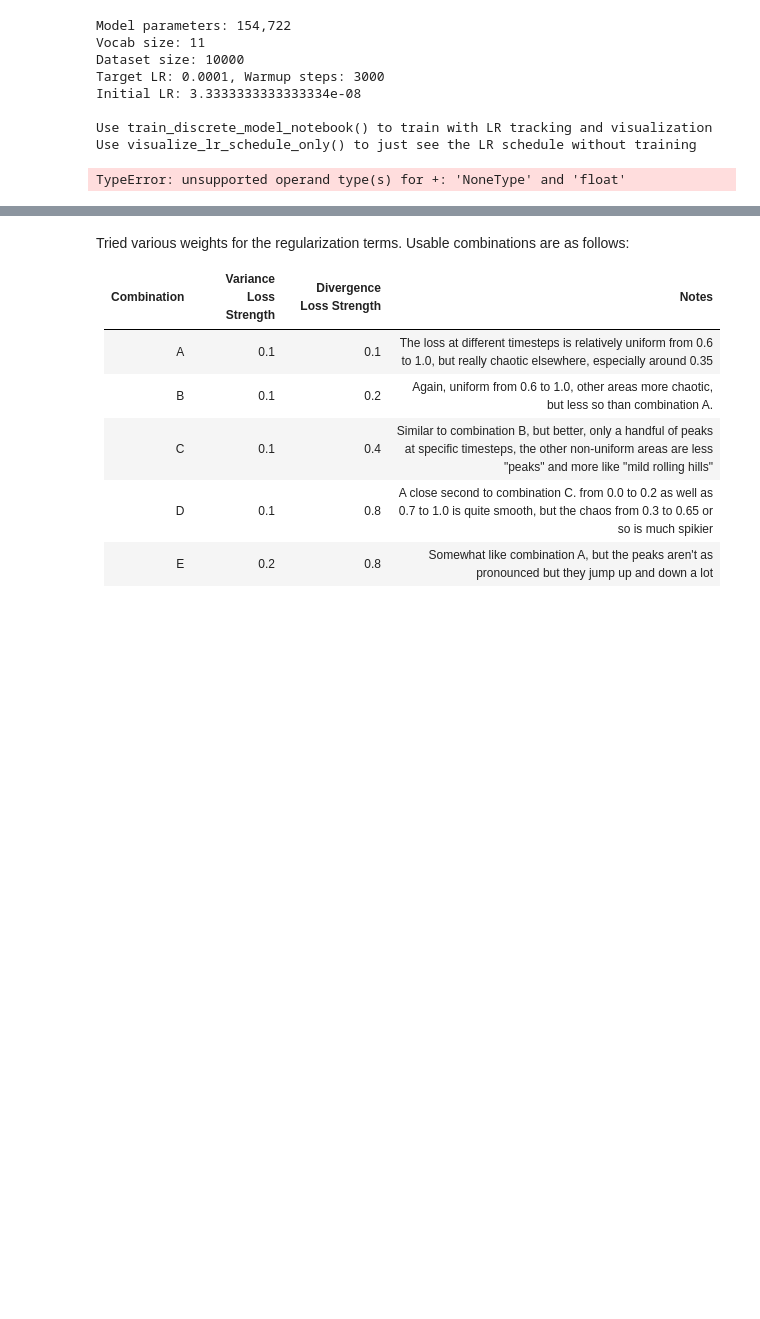
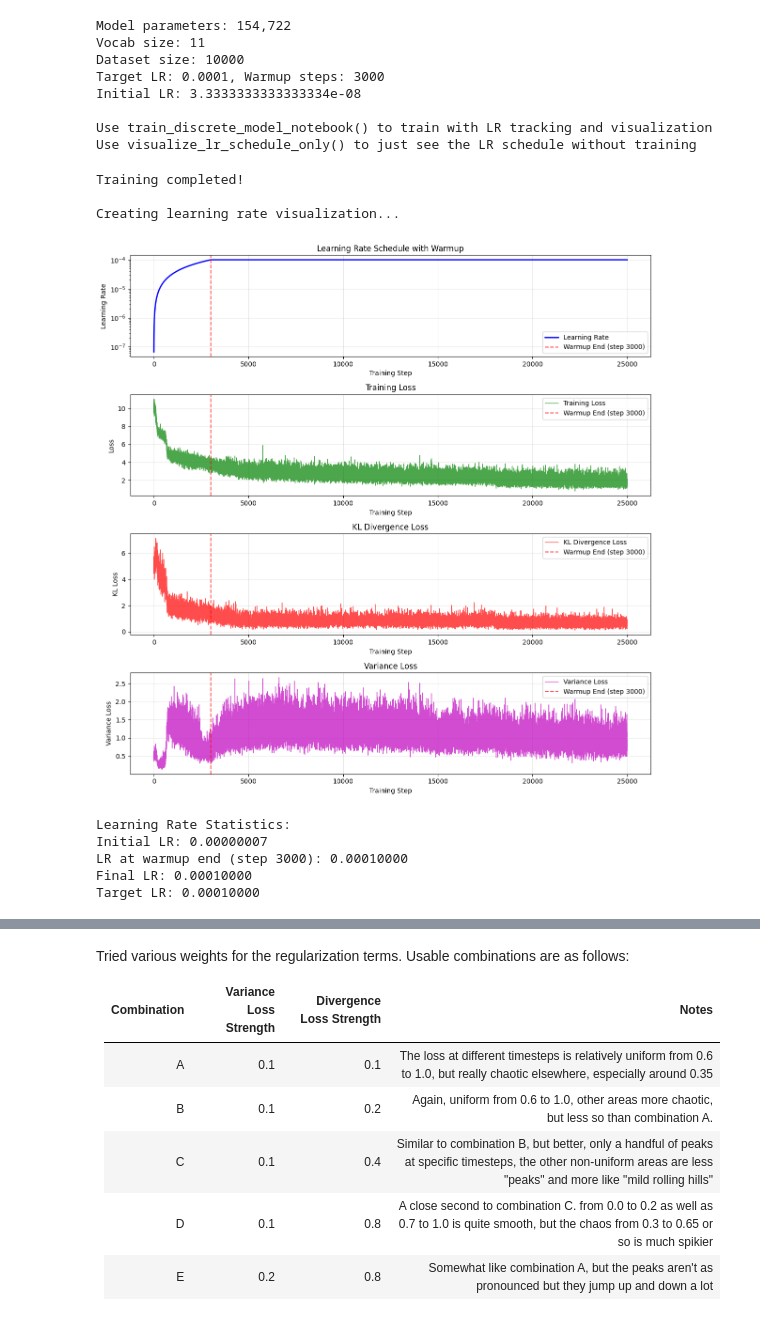
Before and after one commit to johng149/BayesianFlowNet, a Jupyter notebook: exp/learned_beta_v2.ipynb, the cells around one changed output, grey strips where cells are left out. Cells and saved outputs as stored; diff of their text form; code cells hidden in the pictures; blank space fills up the shorter version.

```diff
--- a/exp/learned_beta_v2.ipynb
+++ b/exp/learned_beta_v2.ipynb
@@ -1093,9 +1092,17 @@ Use train_discrete_model_notebook() to train with LR tracking and visualization
 Use visualize_lr_schedule_only() to just see the LR schedule without training
 # %%
 # Start training
-train_discrete_model_notebook(num_epochs=5_000, n_plot=8500, plot_dir="./plots", start_epoch=0)
+train_discrete_model_notebook(num_epochs=25_000, n_plot=8500, plot_dir="./plots", start_epoch=0)
 # %% [output]
-TypeError: unsupported operand type(s) for +: 'NoneType' and 'float'
+Training completed!
+
+Creating learning rate visualization...
+[figure, added]
+Learning Rate Statistics:
+Initial LR: 0.00000007
+LR at warmup end (step 3000): 0.00010000
+Final LR: 0.00010000
+Target LR: 0.00010000
 # %%
 beta_scheduler = model.learnable_beta
 t_coords, beta_coords = beta_scheduler.visualize(K=tokenizer.vocab_size(), points=150, device=device)
```
Also changed, not shown: parts of 8 cells of this notebook.
